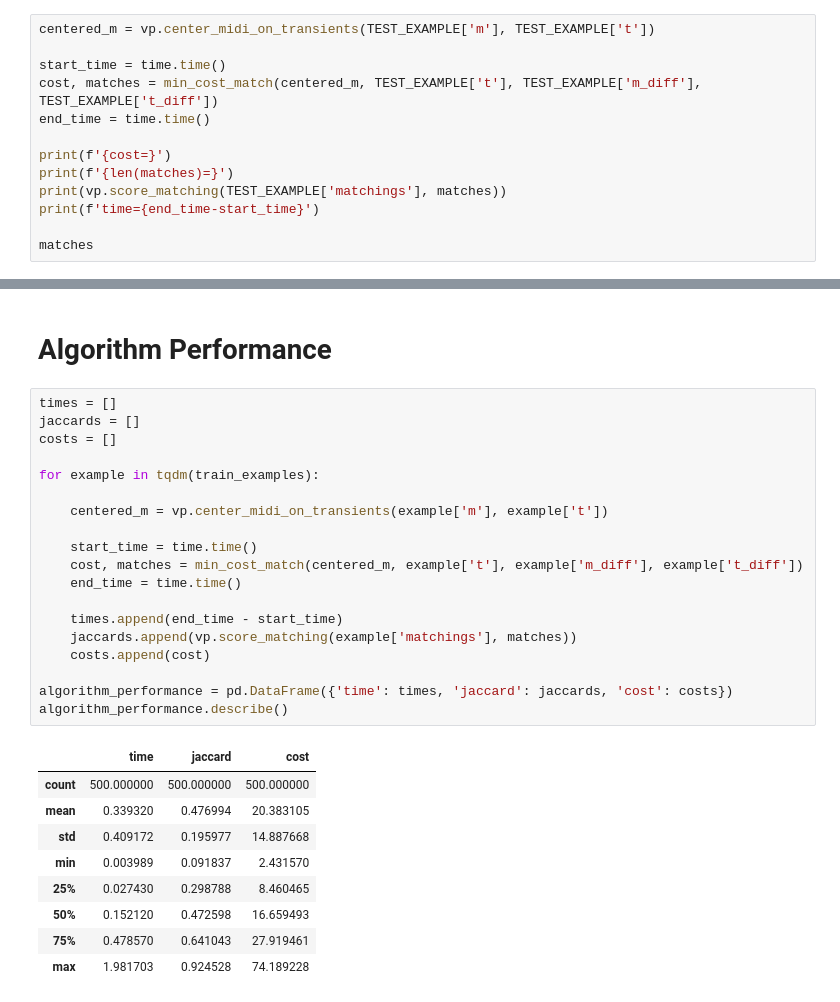
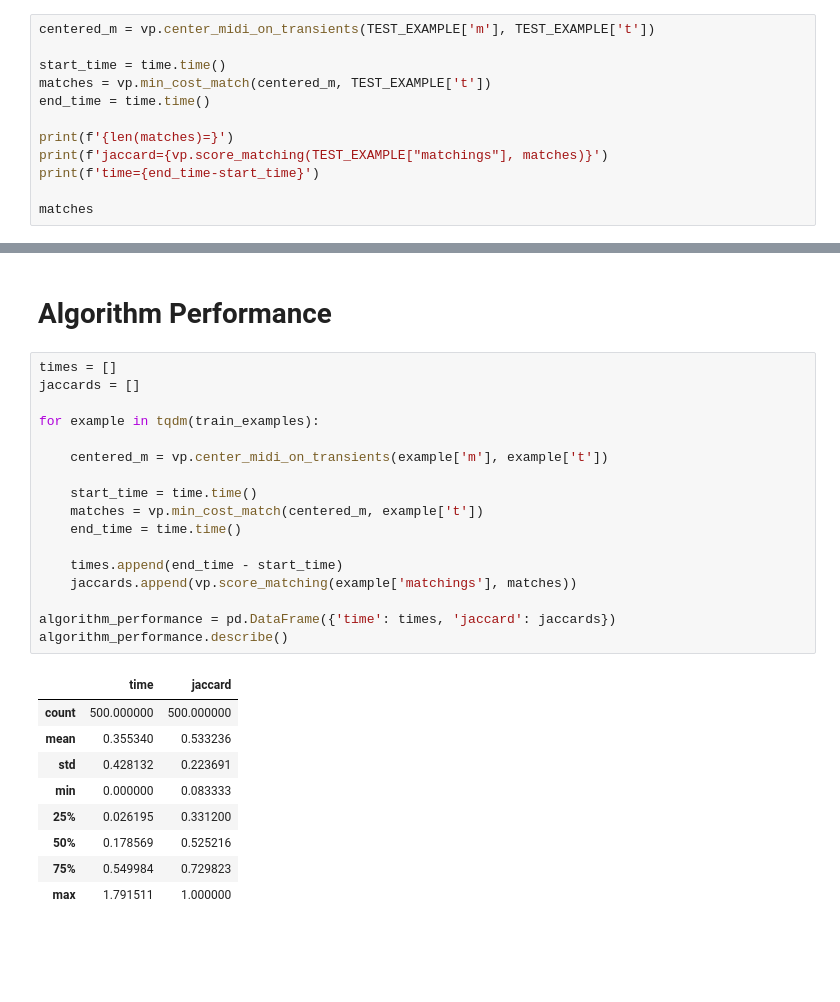
Before and after one commit to prestondunton/rhythm_regression, a Jupyter notebook: vector_matching/VM2 DP.ipynb, the cells around one changed output, grey strips where cells are left out. Saved outputs shown, nothing was run; the diff lists cells and outputs as text; blank space fills up the shorter version.

```diff
--- a/vector_matching/VM2 DP.ipynb
+++ b/vector_matching/VM2 DP.ipynb
@@ -289,12 +204,11 @@ TEST_EXAMPLE = train_examples[4]
 centered_m = vp.center_midi_on_transients(TEST_EXAMPLE['m'], TEST_EXAMPLE['t'])
 
 start_time = time.time()
-cost, matches = min_cost_match(centered_m, TEST_EXAMPLE['t'], TEST_EXAMPLE['m_diff'], TEST_EXAMPLE['t_diff'])
+matches = vp.min_cost_match(centered_m, TEST_EXAMPLE['t'])
 end_time = time.time()
 
-print(f'{cost=}')
 print(f'{len(matches)=}')
-print(vp.score_matching(TEST_EXAMPLE['matchings'], matches))
+print(f'jaccard={vp.score_matching(TEST_EXAMPLE["matchings"], matches)}')
 print(f'time={end_time-start_time}')
 
 matches
@@ -363,32 +276,30 @@ nbt.plot_matching_in_rows(centered_m, TEST_EXAMPLE['t'], TEST_EXAMPLE['matchings
 # %%
 times = []
 jaccards = []
-costs = []
 
 for example in tqdm(train_examples):
 
     centered_m = vp.center_midi_on_transients(example['m'], example['t'])
 
     start_time = time.time()
-    cost, matches = min_cost_match(centered_m, example['t'], example['m_diff'], example['t_diff'])
+    matches = vp.min_cost_match(centered_m, example['t'])
     end_time = time.time()
 
     times.append(end_time - start_time)
     jaccards.append(vp.score_matching(example['matchings'], matches))
-    costs.append(cost)
 
-algorithm_performance = pd.DataFrame({'time': times, 'jaccard': jaccards, 'cost': costs})
+algorithm_performance = pd.DataFrame({'time': times, 'jaccard': jaccards})
 algorithm_performance.describe()
 # %% [output]
-|  | time | jaccard | cost |
-| count | 500.000000 | 500.000000 | 500.000000 |
-| mean | 0.339320 | 0.476994 | 20.383105 |
-| std | 0.409172 | 0.195977 | 14.887668 |
-| min | 0.003989 | 0.091837 | 2.431570 |
-| 25% | 0.027430 | 0.298788 | 8.460465 |
-| 50% | 0.152120 | 0.472598 | 16.659493 |
-| 75% | 0.478570 | 0.641043 | 27.919461 |
-| max | 1.981703 | 0.924528 | 74.189228 |
+|  | time | jaccard |
+| count | 500.000000 | 500.000000 |
+| mean | 0.355340 | 0.533236 |
+| std | 0.428132 | 0.223691 |
+| min | 0.000000 | 0.083333 |
+| 25% | 0.026195 | 0.331200 |
+| 50% | 0.178569 | 0.525216 |
+| 75% | 0.549984 | 0.729823 |
+| max | 1.791511 | 1.000000 |
 # %%
 plot_df = pd.concat([train_params, algorithm_performance], axis=1)
 plot_df['total_error_rate'] = plot_df['deletion_rate'] + plot_df['insertion_rate'] + plot_df['space_augmentation_rate'] + plot_df['space_reduction_rate']
```
Also changed, not shown: parts of 15 cells of this notebook, 1 other file.
